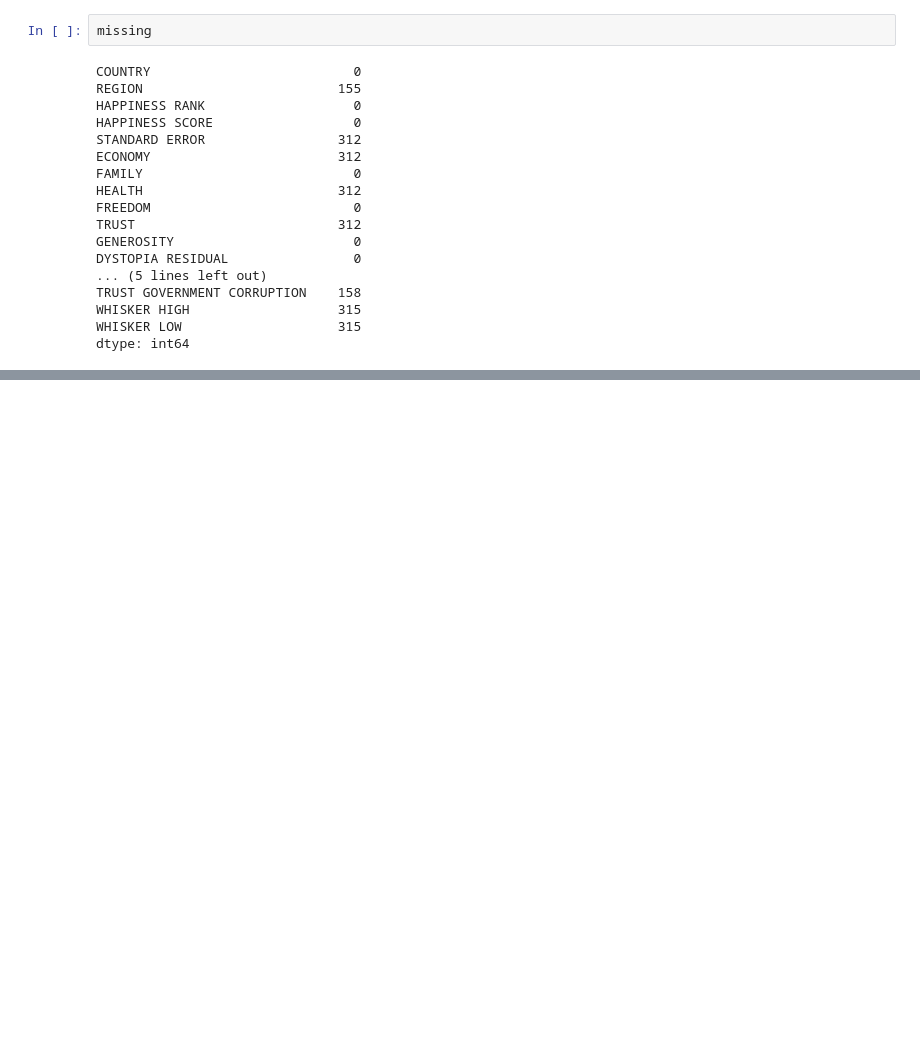
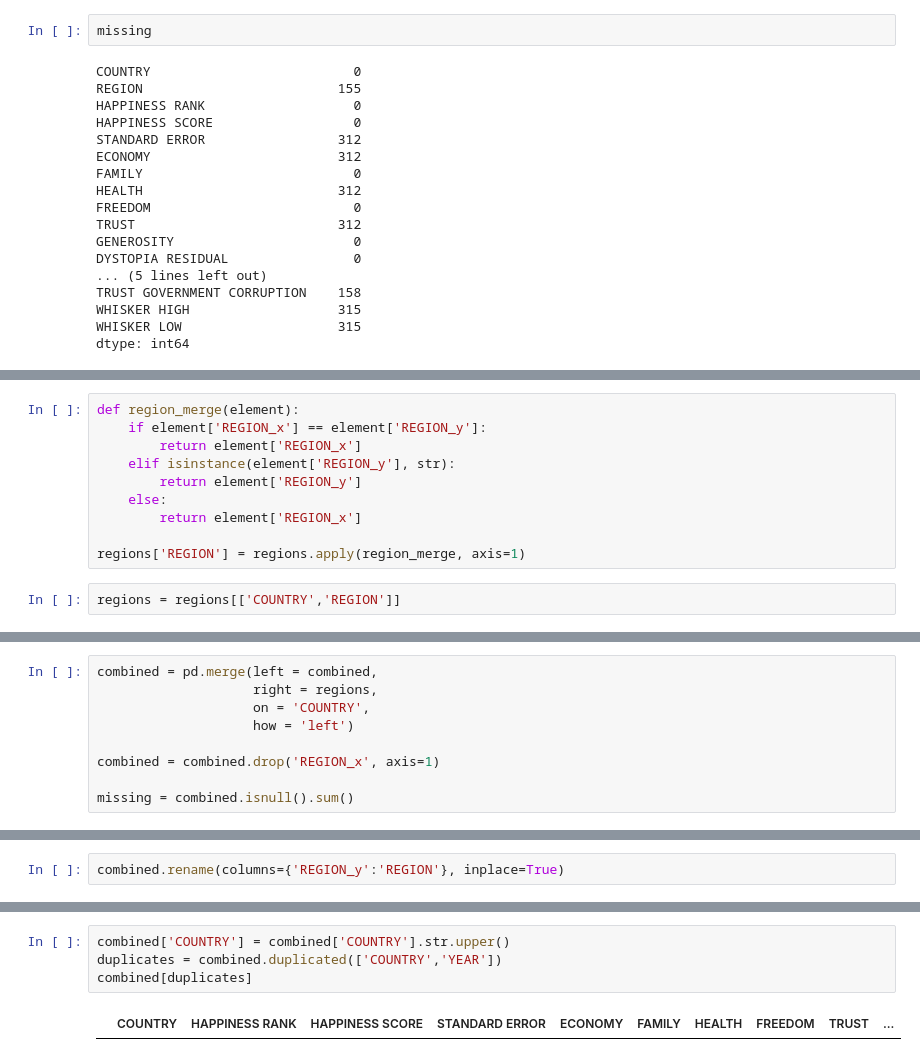
Before and after one commit to natekotila/DataQuestProjects, a Jupyter notebook: world-happiness-report/Cleaning_Happiness.ipynb, the cells around one changed output, grey strips where cells are left out. Cells and saved outputs as stored; diff of their text form; blank space fills up the shorter version.

```diff
--- a/world-happiness-report/Cleaning_Happiness.ipynb
+++ b/world-happiness-report/Cleaning_Happiness.ipynb
@@ -539,0 +549,12 @@ dtype: int64
+# %%
+def region_merge(element):
+    if element['REGION_x'] == element['REGION_y']:
+        return element['REGION_x']
+    elif isinstance(element['REGION_y'], str):
+        return element['REGION_y']
+    else:
+        return element['REGION_x']
+
+regions['REGION'] = regions.apply(region_merge, axis=1)
+# %%
+regions = regions[['COUNTRY','REGION']]
@@ -539,0 +567,9 @@ dtype: int64
+# %%
+combined = pd.merge(left = combined,
+                    right = regions,
+                    on = 'COUNTRY',
+                    how = 'left')
+
+combined = combined.drop('REGION_x', axis=1)
+
+missing = combined.isnull().sum()
@@ -539,0 +596,2 @@ dtype: int64
+# %%
+combined.rename(columns={'REGION_y':'REGION'}, inplace=True)
@@ -539,0 +608,6 @@ dtype: int64
+# %%
+combined['COUNTRY'] = combined['COUNTRY'].str.upper()
+duplicates = combined.duplicated(['COUNTRY','YEAR'])
+combined[duplicates]
+# %% [output]
+|  | COUNTRY | HAPPINESS RANK | HAPPINESS SCORE | STANDARD ERROR | ECONOMY | FAMILY | HEALTH | FREEDOM | TRUST | ... |
```
Also changed, not shown: parts of 7 cells of this notebook.
